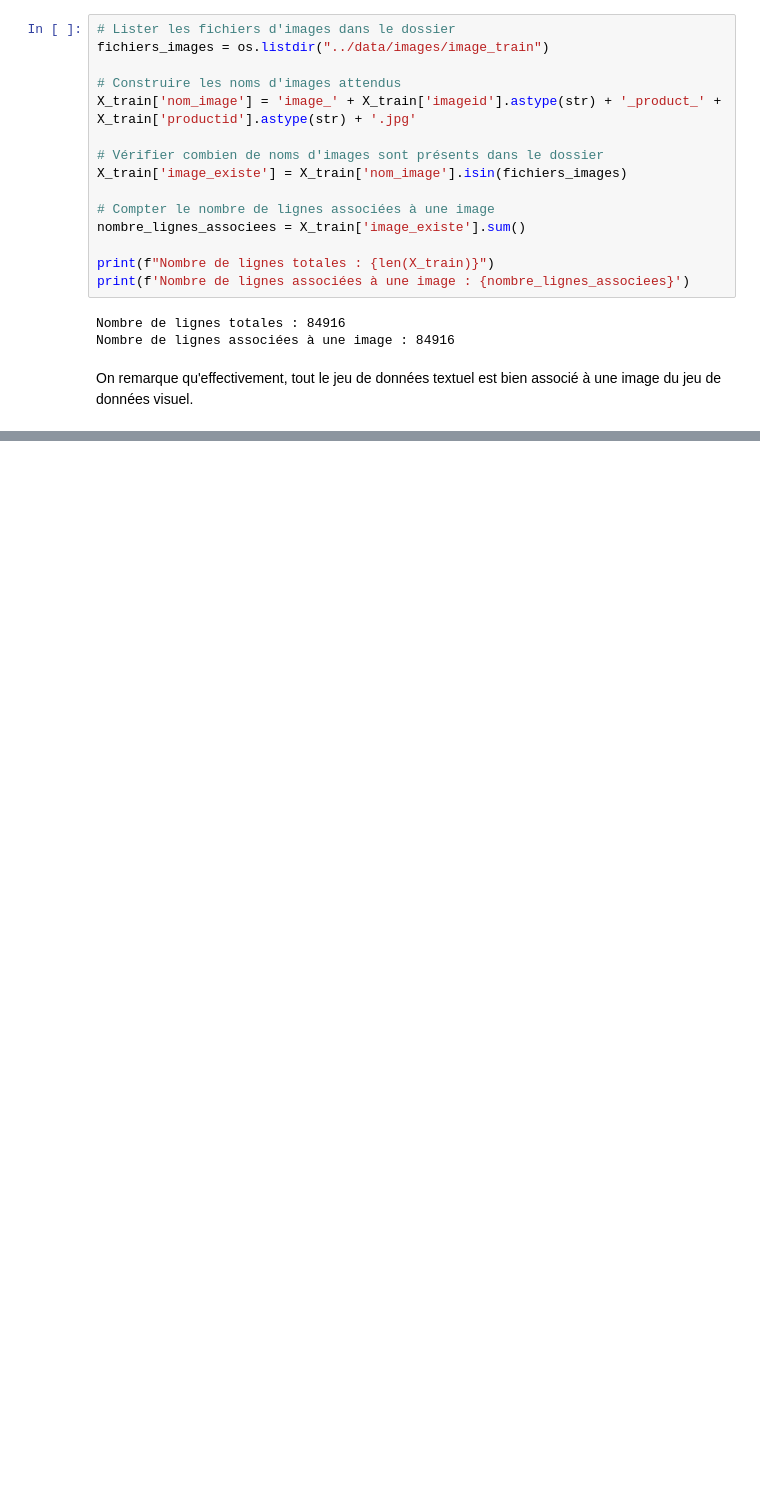
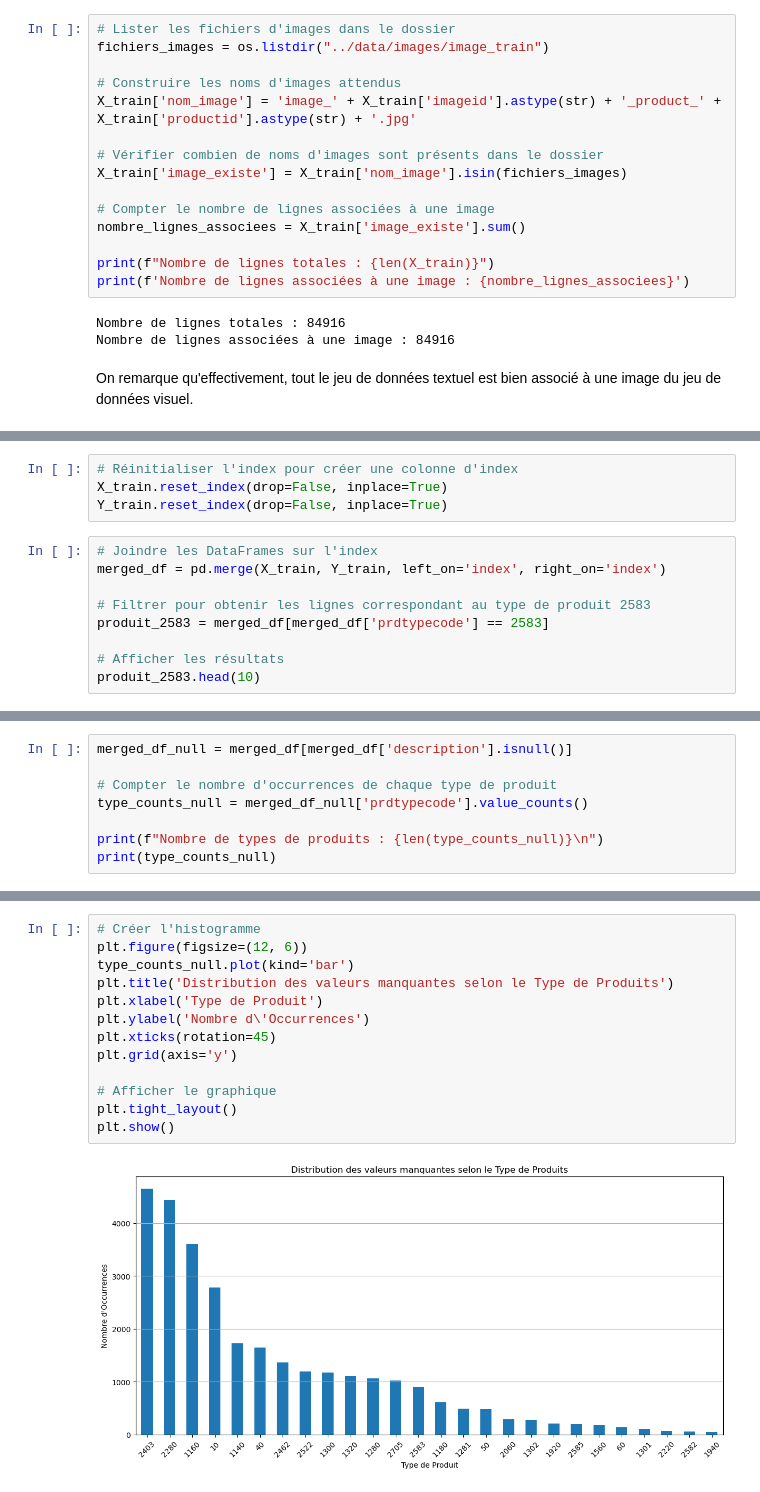
Before and after one commit to fibonaccos/rakuten-multimodal-classification, a Jupyter notebook: notebooks/projet_rakuten.ipynb, the cells around one changed output, grey strips where cells are left out. Drawn from its saved outputs; the diff is of its cells as text; blank space fills up the shorter version.

```diff
--- a/notebooks/projet_rakuten.ipynb
+++ b/notebooks/projet_rakuten.ipynb
@@ -141,0 +189,13 @@ On remarque qu'effectivement, tout le jeu de données textuel est bien associé
+# %%
+# Réinitialiser l'index pour créer une colonne d'index
+X_train.reset_index(drop=False, inplace=True)
+Y_train.reset_index(drop=False, inplace=True)
+# %%
+# Joindre les DataFrames sur l'index
+merged_df = pd.merge(X_train, Y_train, left_on='index', right_on='index')
+
+# Filtrer pour obtenir les lignes correspondant au type de produit 2583
+produit_2583 = merged_df[merged_df['prdtypecode'] == 2583]
+
+# Afficher les résultats
+produit_2583.head(10)
@@ -141,0 +219,8 @@ On remarque qu'effectivement, tout le jeu de données textuel est bien associé
+# %%
+merged_df_null = merged_df[merged_df['description'].isnull()]
+
+# Compter le nombre d'occurrences de chaque type de produit
+type_counts_null = merged_df_null['prdtypecode'].value_counts()
+
+print(f"Nombre de types de produits : {len(type_counts_null)}\n")
+print(type_counts_null)
@@ -141,0 +245,15 @@ On remarque qu'effectivement, tout le jeu de données textuel est bien associé
+# %%
+# Créer l'histogramme
+plt.figure(figsize=(12, 6))
+type_counts_null.plot(kind='bar')
+plt.title('Distribution des valeurs manquantes selon le Type de Produits')
+plt.xlabel('Type de Produit')
+plt.ylabel('Nombre d\'Occurrences')
+plt.xticks(rotation=45)
+plt.grid(axis='y')
+
+# Afficher le graphique
+plt.tight_layout()
+plt.show()
+# %% [output]
+[figure, added]
```
Also changed, not shown: parts of 16 cells of this notebook.
